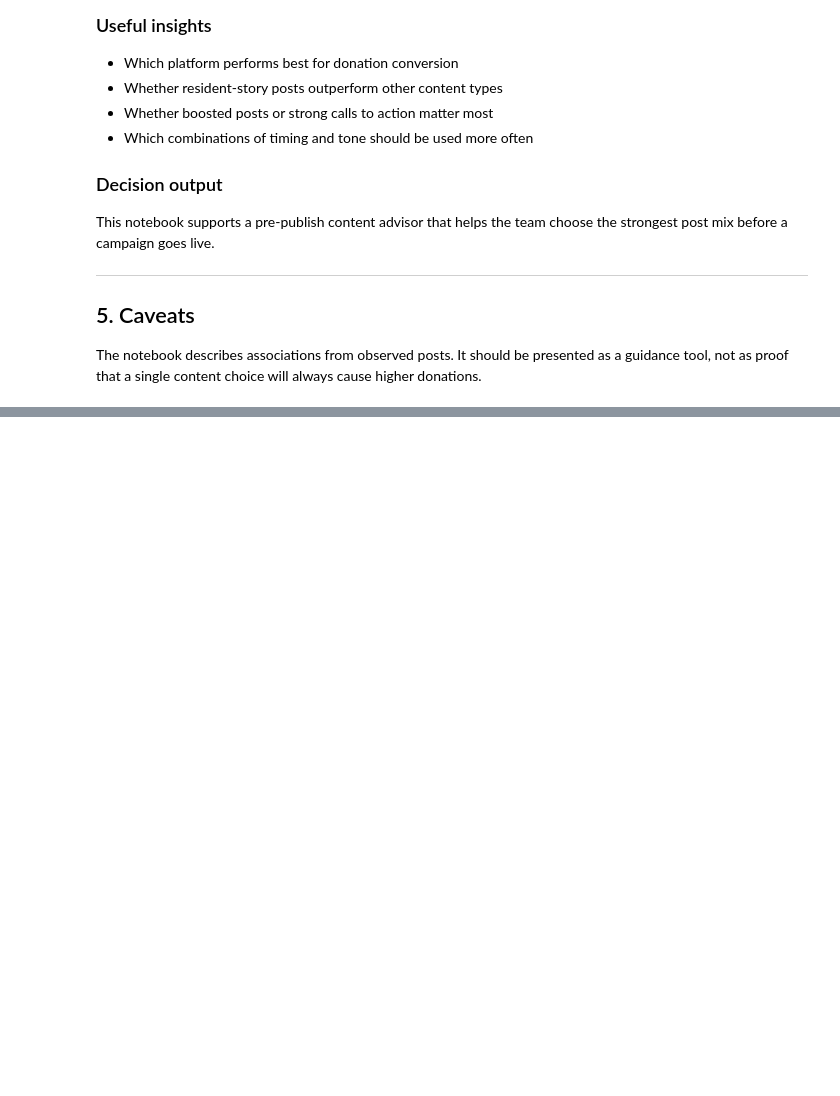
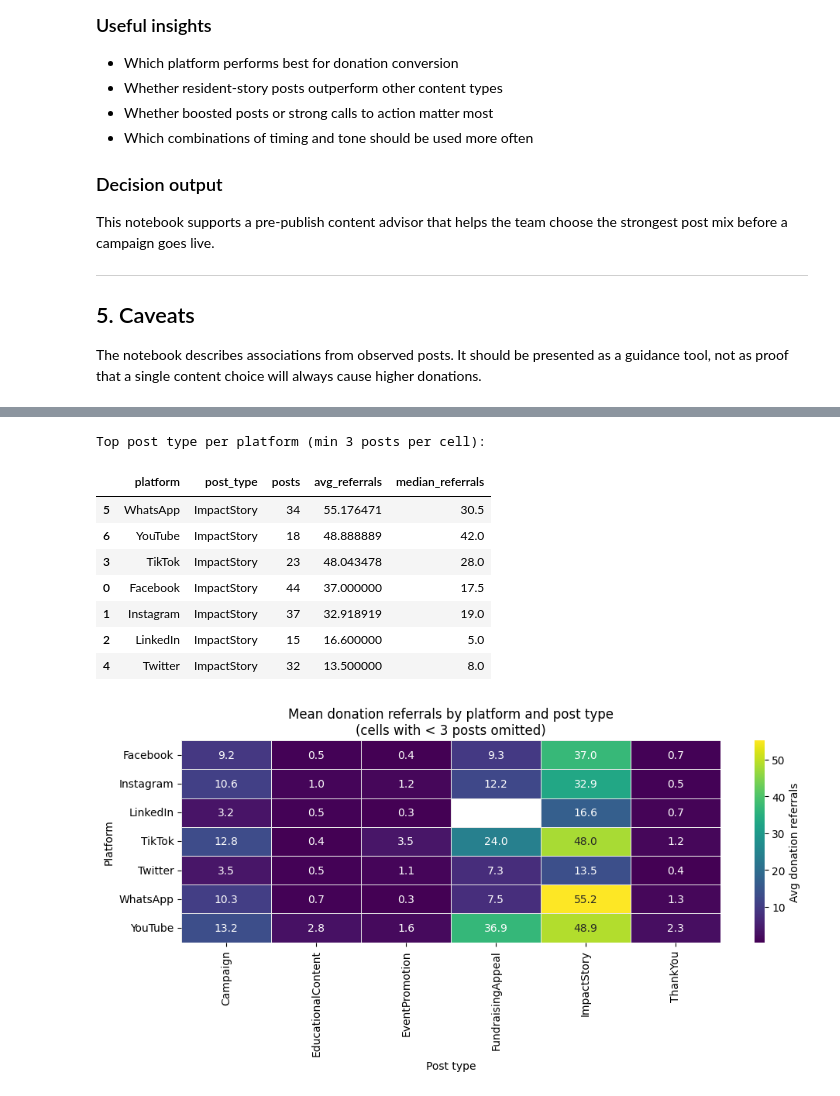
Before and after one commit to CajunCloudServices/Intex_II, a Jupyter notebook: ml-pipelines/notebooks/social-content-mix-efficiency.ipynb, the cells around one changed output, grey strips where cells are left out. Cells and saved outputs as stored; diff of their text form; code cells hidden in the pictures; blank space fills up the shorter version.

```diff
--- a/ml-pipelines/notebooks/social-content-mix-efficiency.ipynb
+++ b/ml-pipelines/notebooks/social-content-mix-efficiency.ipynb
@@ -185,0 +195,59 @@ bootstrap_linear_coefs(lin, Xtr, ytr_reg, n_boot=150, top_k=8)
+# %%
+import matplotlib.pyplot as plt
+import seaborn as sns
+from IPython.display import display
+
+MIN_POSTS = 3
+mix = (
+    df.groupby(["platform", "post_type"], as_index=False)
+    .agg(
+        posts=("post_id", "count"),
+        avg_referrals=("donation_referrals", "mean"),
+        median_referrals=("donation_referrals", "median"),
+    )
+)
+mix_f = mix[mix["posts"] >= MIN_POSTS].copy()
+
+# Best post type per platform (mean referrals; tie-break by more posts)
+mix_ranked = mix_f.sort_values(
+    ["platform", "avg_referrals", "posts"],
+    ascending=[True, False, False],
+)
+best = mix_ranked.groupby("platform", as_index=False).first()
+best = best.sort_values("avg_referrals", ascending=False)
+print(f"Top post type per platform (min {MIN_POSTS} posts per cell):\n")
+display(best[["platform", "post_type", "posts", "avg_referrals", "median_referrals"]])
+
+# Heatmap: mean referrals by platform × post type
+pivot = mix_f.pivot(index="platform", columns="post_type", values="avg_referrals")
+fig_w = max(10, pivot.shape[1] * 0.95)
+fig_h = max(5, pivot.shape[0] * 0.6)
+plt.figure(figsize=(fig_w, fig_h))
+# viridis: low values stay saturated (not near-white like YlGnBu)
+sns.heatmap(
+    pivot,
+    annot=True,
+    fmt=".1f",
+    cmap="viridis",
+    linewidths=0.5,
+    linecolor="#e8e8e8",
+    cbar_kws={"label": "Avg donation referrals"},
+)
+plt.title(
+    f"Mean donation referrals by platform and post type\n(cells with < {MIN_POSTS} posts omitted)"
+)
+plt.ylabel("Platform")
+plt.xlabel("Post type")
+plt.tight_layout()
+plt.show()
+# %% [output]
+Top post type per platform (min 3 posts per cell):
+|  | platform | post_type | posts | avg_referrals | median_referrals |
+| 5 | WhatsApp | ImpactStory | 34 | 55.176471 | 30.5 |
+| 6 | YouTube | ImpactStory | 18 | 48.888889 | 42.0 |
+| 3 | TikTok | ImpactStory | 23 | 48.043478 | 28.0 |
+| 0 | Facebook | ImpactStory | 44 | 37.000000 | 17.5 |
+| 1 | Instagram | ImpactStory | 37 | 32.918919 | 19.0 |
+| 2 | LinkedIn | ImpactStory | 15 | 16.600000 | 5.0 |
+| 4 | Twitter | ImpactStory | 32 | 13.500000 | 8.0 |
+[figure, added]
```
Also changed, not shown: parts of 4 cells of this notebook, 14 other files.
